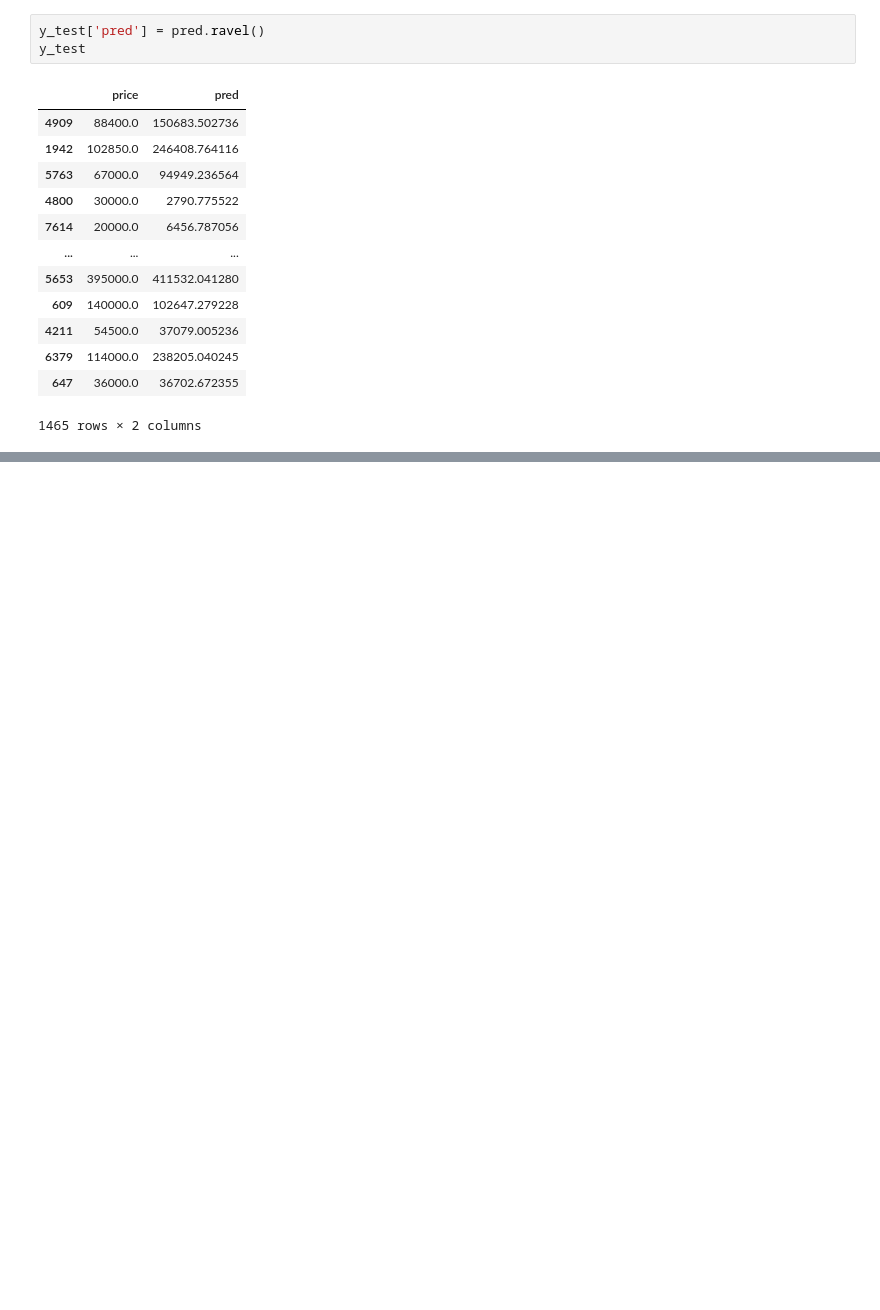
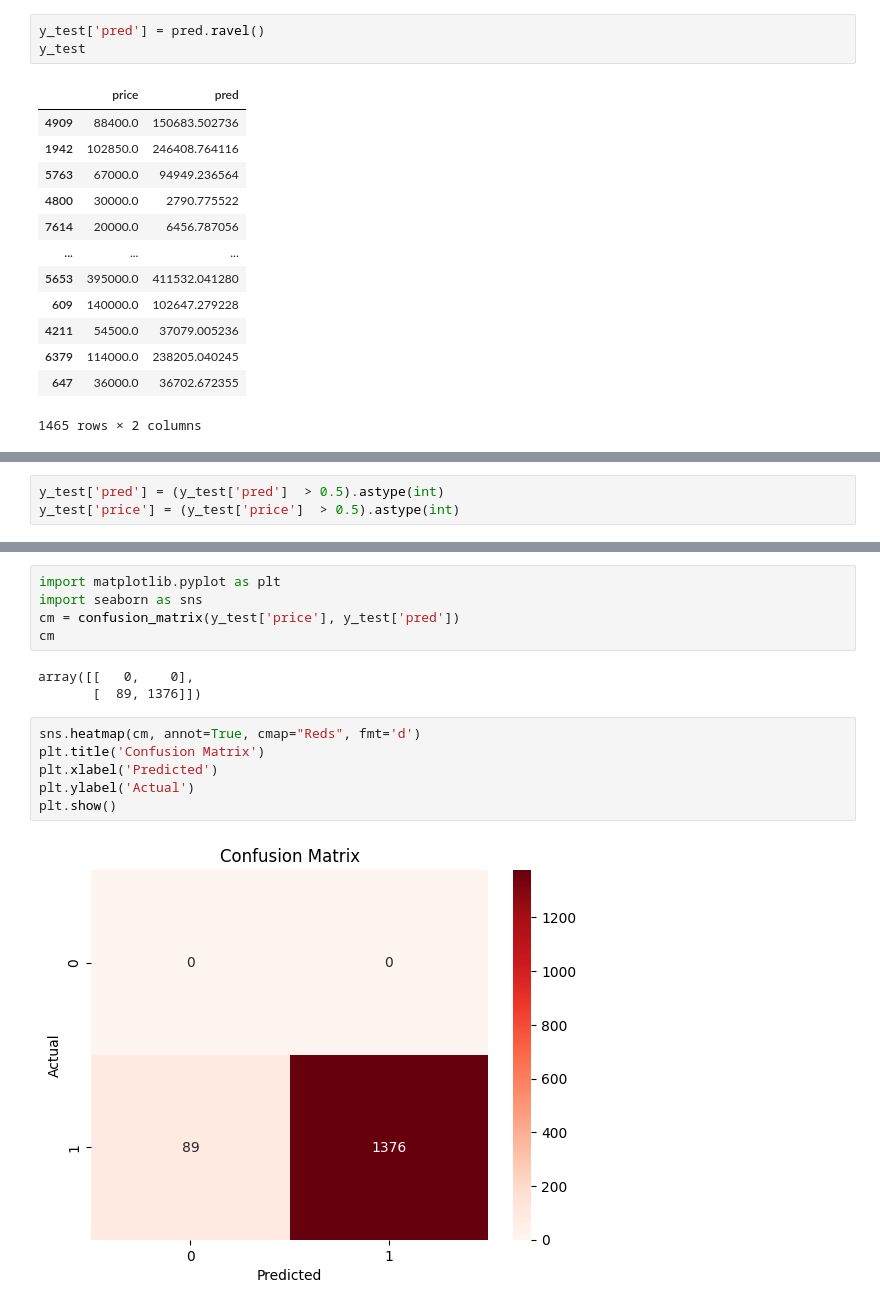
Before and after one commit to SATYAM-PRATIBHAN/Data-Science-Training, a Jupyter notebook: Projects/Bike_Price_Prediction/class12.ipynb, the cells around one changed output, grey strips where cells are left out. Saved outputs shown, nothing was run; the diff lists cells and outputs as text; blank space fills up the shorter version.

```diff
--- a/Projects/Bike_Price_Prediction/class12.ipynb
+++ b/Projects/Bike_Price_Prediction/class12.ipynb
@@ -200,0 +229,3 @@ y_test
+# %%
+y_test['pred'] = (y_test['pred']  > 0.5).astype(int)
+y_test['price'] = (y_test['price']  > 0.5).astype(int)
@@ -200,0 +246,16 @@ y_test
+# %%
+import matplotlib.pyplot as plt
+import seaborn as sns
+cm = confusion_matrix(y_test['price'], y_test['pred'])
+cm
+# %% [output]
+array([[   0,    0],
+       [  89, 1376]])
+# %%
+sns.heatmap(cm, annot=True, cmap="Reds", fmt='d')
+plt.title('Confusion Matrix')
+plt.xlabel('Predicted')
+plt.ylabel('Actual')
+plt.show()
+# %% [output]
+[figure, added]
```
Also changed, not shown: parts of 6 cells of this notebook, 4 other files.
